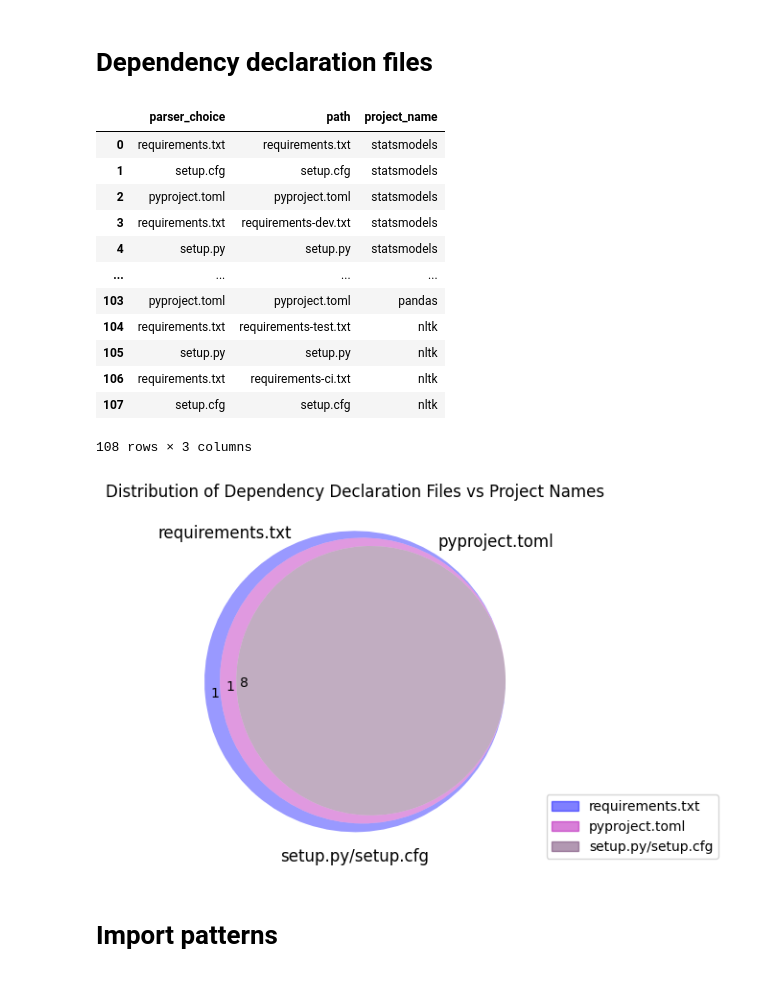
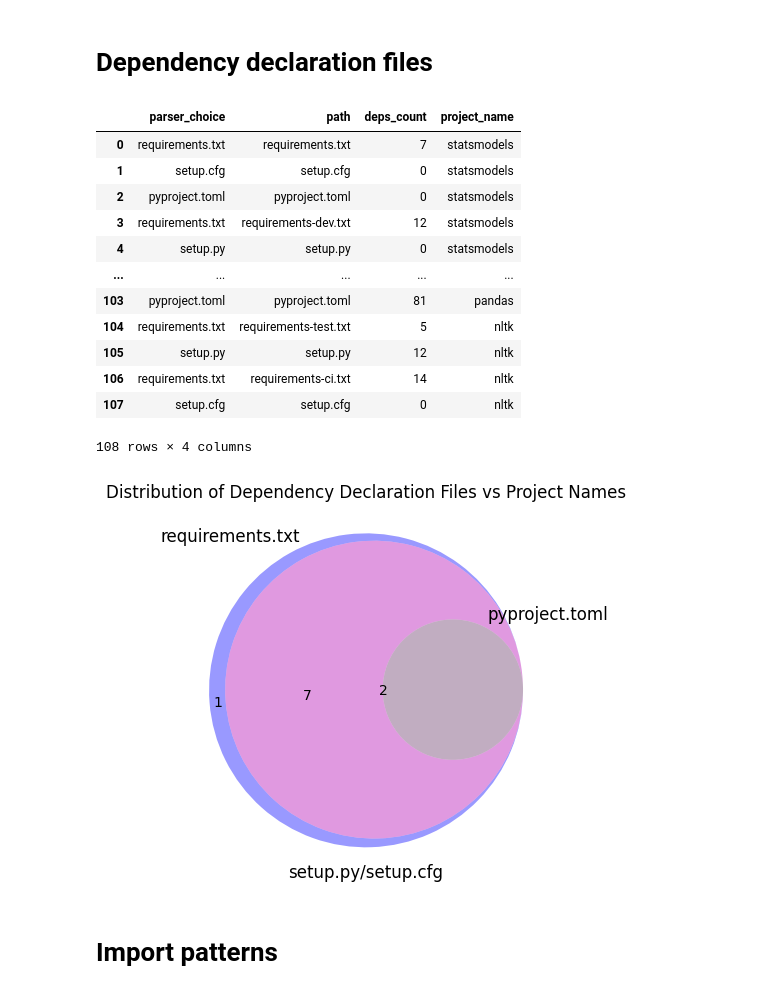
Before and after one commit to tweag/FawltyDeps, a Jupyter notebook: PyPI_analysis/notebooks/results.ipynb, the cells around one changed output. Saved outputs shown, nothing was run; the diff lists cells and outputs as text; code cells hidden in the pictures.

Commit message:
Update analysis of dep files for pyproject.toml in jupyter notebook

```diff
--- a/PyPI_analysis/notebooks/results.ipynb
+++ b/PyPI_analysis/notebooks/results.ipynb
@@ -47,7 +47,11 @@ for filename in os.listdir(projects_directory):
 
     # Create a list of dictionaries of dependency declaration files
     deps_dicts = [
-        {"parser_choice": dep_data["parser_choice"], "path": dep_data["path"]}
+        {
+            "parser_choice": dep_data["parser_choice"],
+            "path": dep_data["path"],
+            "deps_count": dep_data["deps_count"],
+        }
         for dep_data in deps_list
     ]
 
@@ -140,26 +144,28 @@ plt.show()
 # %%
 df_deps
 # %% [output]
-|  | parser_choice | path | project_name |
-| 0 | requirements.txt | requirements.txt | statsmodels |
-| 1 | setup.cfg | setup.cfg | statsmodels |
-| 2 | pyproject.toml | pyproject.toml | statsmodels |
-| 3 | requirements.txt | requirements-dev.txt | statsmodels |
-| 4 | setup.py | setup.py | statsmodels |
-| ... | ... | ... | ... |
-| 103 | pyproject.toml | pyproject.toml | pandas |
-| 104 | requirements.txt | requirements-test.txt | nltk |
-| 105 | setup.py | setup.py | nltk |
-| 106 | requirements.txt | requirements-ci.txt | nltk |
-| 107 | setup.cfg | setup.cfg | nltk |
+|  | parser_choice | path | deps_count | project_name |
+| 0 | requirements.txt | requirements.txt | 7 | statsmodels |
+| 1 | setup.cfg | setup.cfg | 0 | statsmodels |
+| 2 | pyproject.toml | pyproject.toml | 0 | statsmodels |
+| 3 | requirements.txt | requirements-dev.txt | 12 | statsmodels |
+| 4 | setup.py | setup.py | 0 | statsmodels |
+| ... | ... | ... | ... | ... |
+| 103 | pyproject.toml | pyproject.toml | 81 | pandas |
+| 104 | requirements.txt | requirements-test.txt | 5 | nltk |
+| 105 | setup.py | setup.py | 12 | nltk |
+| 106 | requirements.txt | requirements-ci.txt | 14 | nltk |
+| 107 | setup.cfg | setup.cfg | 0 | nltk |
-108 rows × 3 columns
+108 rows × 4 columns
 # %%
 # Divide projects into three groups by parser choice
 project_req_txt = set(
     df_deps[df_deps["parser_choice"] == "requirements.txt"]["project_name"]
 )
 project_pyproject_toml = set(
-    df_deps[df_deps["parser_choice"] == "pyproject.toml"]["project_name"]
+    df_deps[df_deps["parser_choice"] == "pyproject.toml"].loc[
+        df_deps["deps_count"] > 0
+    ]["project_name"]
 )
 project_setup = set(
     df_deps[df_deps["parser_choice"].str.startswith("setup")]["project_name"]
@@ -167,26 +173,26 @@ project_setup = set(
 # %%
 # Draw a venn diagram
 plt.figure()
 ax = plt.gca()
 venn_parsers = venn3(
     [project_req_txt, project_pyproject_toml, project_setup],
     set_labels=("requirements.txt", "pyproject.toml", "setup.py/setup.cfg"),
     ax=ax,
 )
 
 colors = [patch.get_facecolor() for patch in venn_parsers.patches if patch]
 
 legend_handles = [
     Patch(color=colors[0], alpha=0.5, label="requirements.txt"),
     Patch(color=colors[1], alpha=0.5, label="pyproject.toml"),
     Patch(color=colors[2], alpha=0.5, label="setup.py/setup.cfg"),
 ]
 
-plt.legend(handles=legend_handles, loc=(1.04, 0))
+# plt.legend(handles=legend_handles, loc=(1.04, 0))
 plt.title("Distribution of Dependency Declaration Files vs Project Names")
 plt.show()
 # %% [output]
-[figure, old version]
+[figure, new version]
 # %% [markdown]
 # Import patterns
 # %%
```
